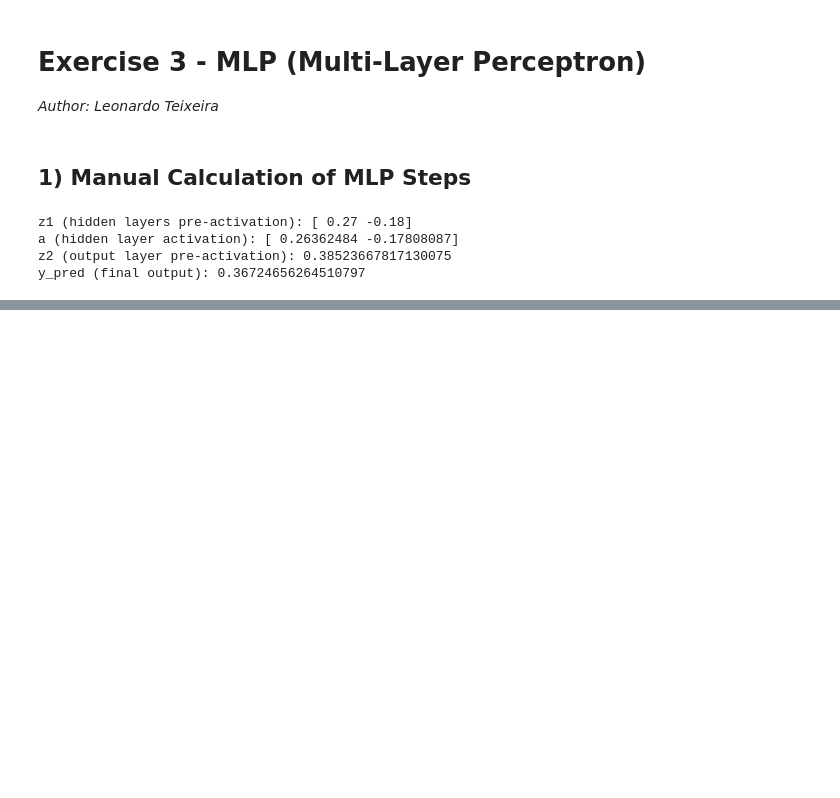
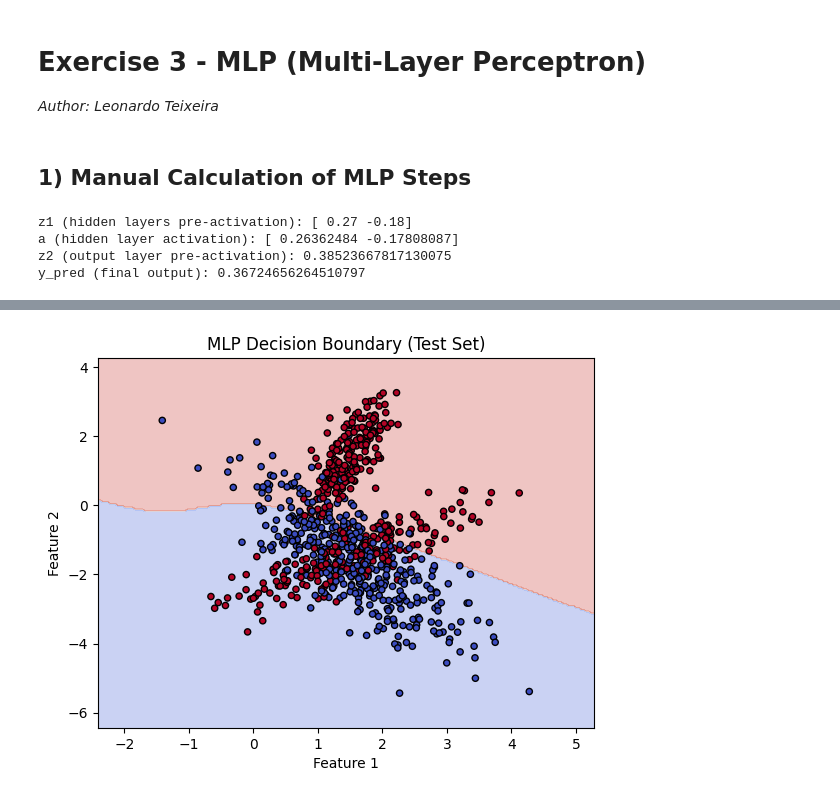
Before and after one commit to leonardoct3/mlp-ex-3, a Jupyter notebook: src/main.ipynb, the cells around one changed output, grey strips where cells are left out. Cells and saved outputs as stored; diff of their text form; code cells hidden in the pictures; blank space fills up the shorter version.

```diff
--- a/src/main.ipynb
+++ b/src/main.ipynb
@@ -48,0 +275,7 @@ y_pred (final output): 0.36724656264510797
+# %%
+def update_parameters(W1, b1, W2, b2, dW1, db1, dW2, db2, learning_rate):
+    W1 -= learning_rate * dW1
+    b1 -= learning_rate * db1
+    W2 -= learning_rate * dW2
+    b2 -= learning_rate * db2
+    return W1, b1, W2, b2
@@ -48,0 +370,5 @@ y_pred (final output): 0.36724656264510797
+# %%
+# Plot train decision boundary
+plot_decision_boundary(X_train, y_train, W1, b1, W2, b2, title="MLP Decision Boundary (Test Set)")
+# %% [output]
+[figure, added]
```
Also changed, not shown: parts of 18 cells of this notebook.
